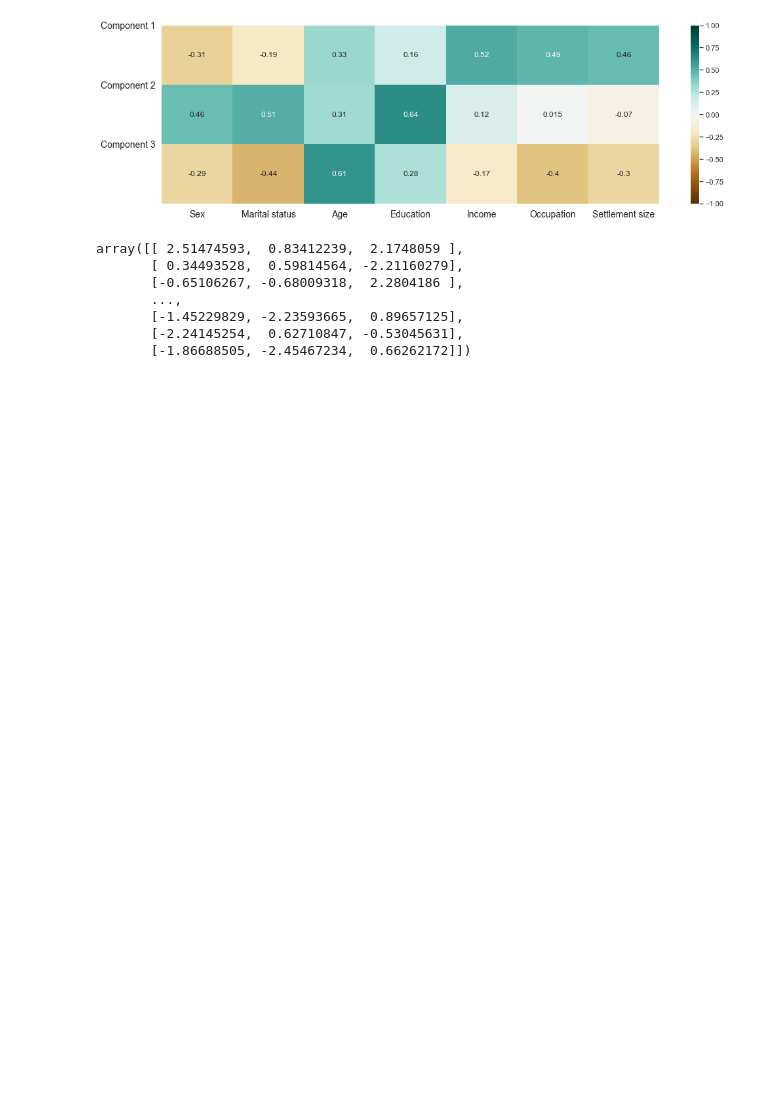
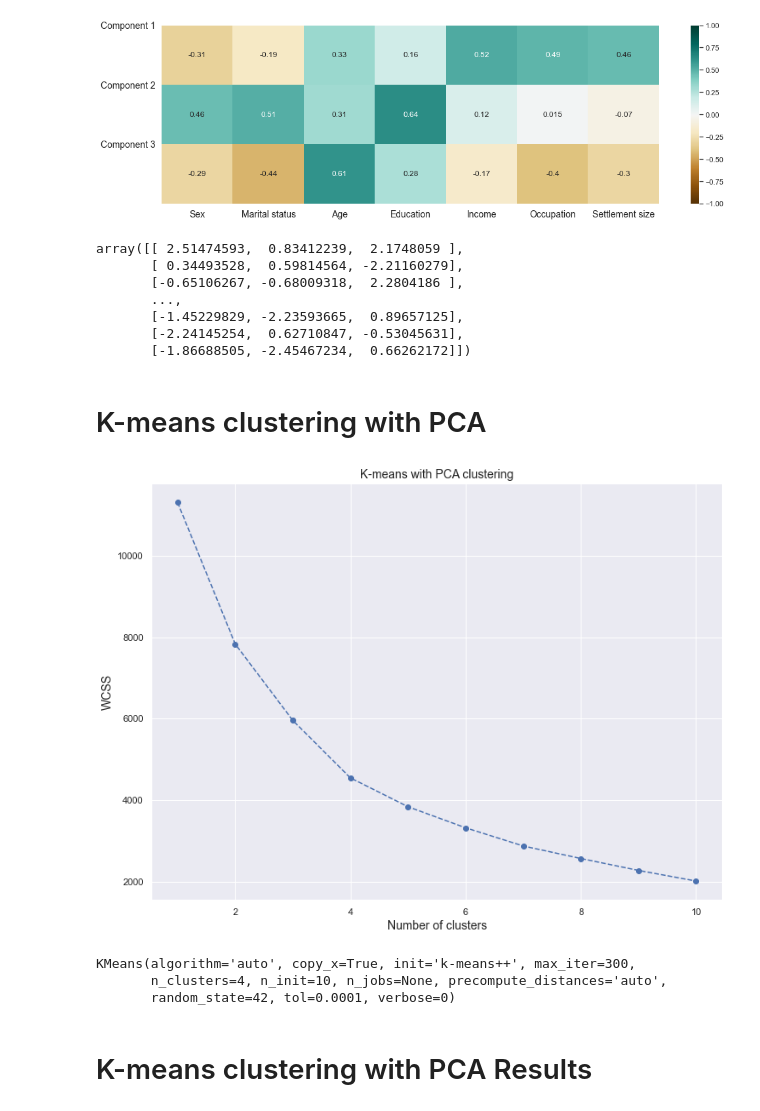
Before and after one commit to veranikaP/Customer_Analytics, a Jupyter notebook: customer_analytics.ipynb, the cells around one changed output. Drawn from its saved outputs; the diff is of its cells as text; code cells hidden in the pictures; blank space fills up the shorter version.

```diff
--- a/customer_analytics.ipynb
+++ b/customer_analytics.ipynb
@@ -271,3 +271,20 @@ array([[ 2.51474593,  0.83412239,  2.1748059 ],
        [-1.86688505, -2.45467234,  0.66262172]])
 # %%
 scores_pca = pca.transform(segmentation_std)
+# %% [markdown]
+# K-means clustering with PCA
+# %%
+wcss = []
+for i in range(1, 11):
+    kmeans_pca = KMeans(n_clusters = i, init = 'k-means++', random_state = 42)
+    kmeans_pca.fit(scores_pca)
+    wcss.append(kmeans_pca.inertia_)
+# %%
+plt.figure(figsize = (12, 9))
+plt.plot(range(1, 11), wcss, marker = 'o', linestyle = '--' )
+plt.xlabel('Number of clusters', fontsize = 14)
+plt.ylabel('WCSS', fontsize = 14)
+plt.title('K-means with PCA clustering', fontsize = 14)
+plt.show()
+# %% [output]
+[figure, added]
@@ -273,0 +293,8 @@ scores_pca = pca.transform(segmentation_std)
+# %%
+kmeans_pca.fit(scores_pca)
+# %% [output]
+KMeans(algorithm='auto', copy_x=True, init='k-means++', max_iter=300,
+       n_clusters=4, n_init=10, n_jobs=None, precompute_distances='auto',
+       random_state=42, tol=0.0001, verbose=0)
+# %% [markdown]
+# K-means clustering with PCA Results
```
Also changed, not shown: parts of 8 cells of this notebook.
